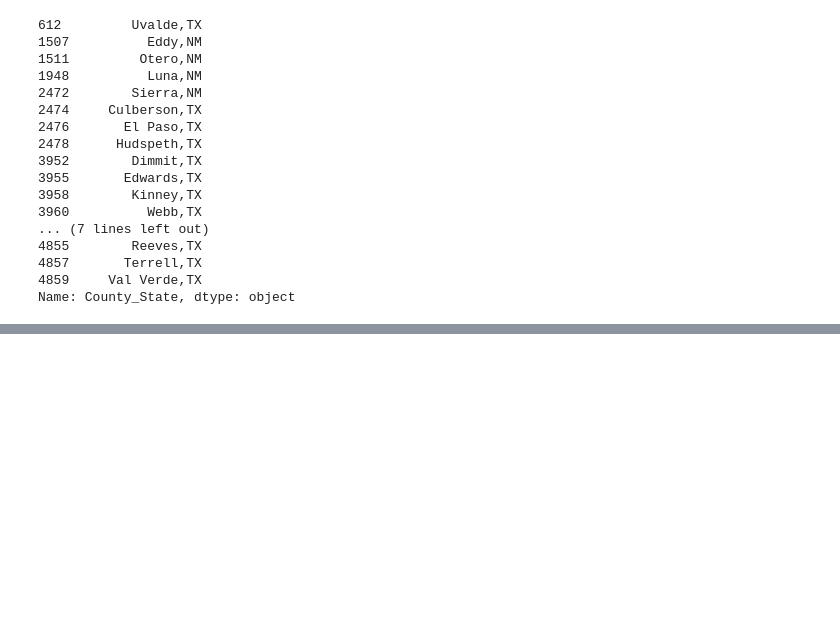
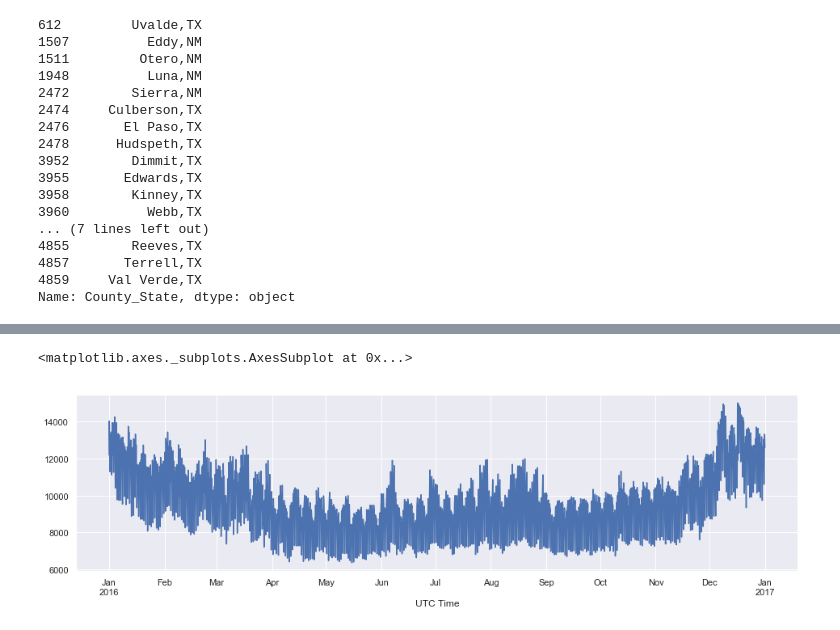
Before and after one commit to Breakthrough-Energy/PreREISE, a Jupyter notebook: prereise/gather/demanddata/EIA/demo/AssignBAByCounty.ipynb, the cells around one changed output, grey strips where cells are left out. Saved outputs shown, nothing was run; the diff lists cells and outputs as text; code cells hidden in the pictures; blank space fills up the shorter version.

```diff
--- a/prereise/gather/demanddata/EIA/demo/AssignBAByCounty.ipynb
+++ b/prereise/gather/demanddata/EIA/demo/AssignBAByCounty.ipynb
@@ -461,0 +697,5 @@ ba_counties_pop['County'] + ',' + ba_counties_pop['State']
+# %%
+demand_v2['Washington'].plot(figsize=[16,4])
+# %% [output]
+<matplotlib.axes._subplots.AxesSubplot at 0x...>
+[figure, added]
```
Also changed, not shown: parts of 42 cells of this notebook.
